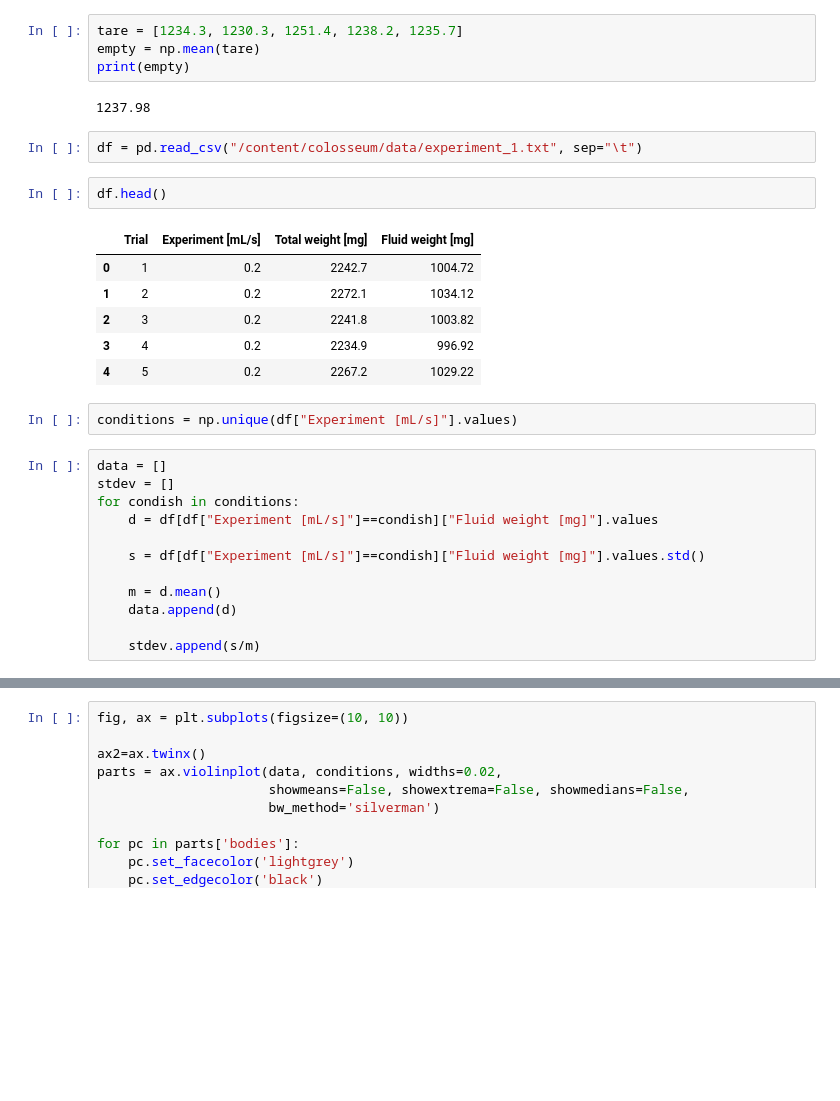
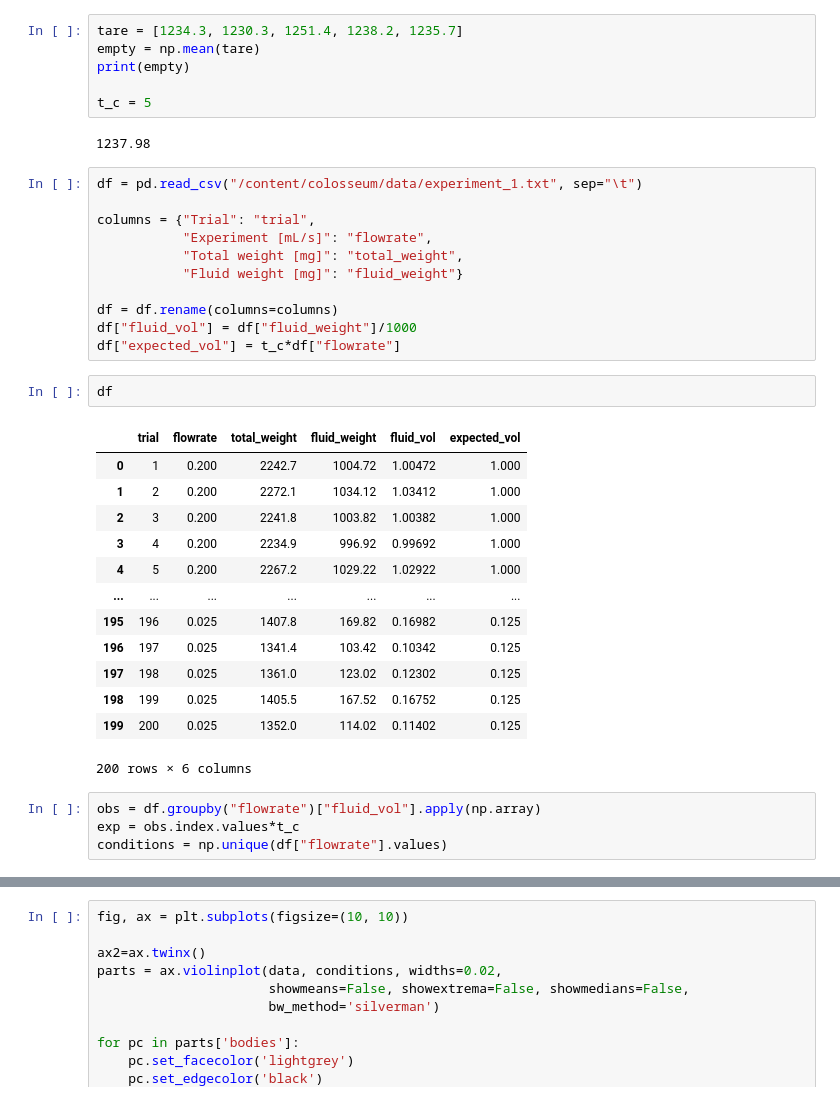
Before and after one commit to pachterlab/colosseum, a Jupyter notebook: analysis/figures.ipynb, the cells around one changed output, grey strips where cells are left out. Cells and saved outputs as stored; diff of their text form; blank space fills up the shorter version.

```diff
--- a/analysis/figures.ipynb
+++ b/analysis/figures.ipynb
@@ -32,30 +33,38 @@ plt.rcParams.update({'font.size': 20})
 tare = [1234.3, 1230.3, 1251.4, 1238.2, 1235.7]
 empty = np.mean(tare)
 print(empty)
+
+t_c = 5
 # %% [output]
 1237.98
-# %%
-df = pd.read_csv("/content/colosseum/data/experiment_1.txt", sep="\t")
+# %%
+df = pd.read_csv("/content/colosseum/data/experiment_1.txt", sep="\t")
+
+columns = {"Trial": "trial",
+           "Experiment [mL/s]":	"flowrate",
+           "Total weight [mg]": "total_weight",
+           "Fluid weight [mg]":	"fluid_weight"}
+
+df = df.rename(columns=columns)
+df["fluid_vol"] = df["fluid_weight"]/1000
+df["expected_vol"] = t_c*df["flowrate"]
 # %%
-df.head()
+df
 # %% [output]
-|  | Trial | Experiment [mL/s] | Total weight [mg] | Fluid weight [mg] |
-| 0 | 1 | 0.2 | 2242.7 | 1004.72 |
-| 1 | 2 | 0.2 | 2272.1 | 1034.12 |
-| 2 | 3 | 0.2 | 2241.8 | 1003.82 |
-| 3 | 4 | 0.2 | 2234.9 | 996.92 |
-| 4 | 5 | 0.2 | 2267.2 | 1029.22 |
+|  | trial | flowrate | total_weight | fluid_weight | fluid_vol | expected_vol |
+| 0 | 1 | 0.200 | 2242.7 | 1004.72 | 1.00472 | 1.000 |
+| 1 | 2 | 0.200 | 2272.1 | 1034.12 | 1.03412 | 1.000 |
+| 2 | 3 | 0.200 | 2241.8 | 1003.82 | 1.00382 | 1.000 |
+| 3 | 4 | 0.200 | 2234.9 | 996.92 | 0.99692 | 1.000 |
+| 4 | 5 | 0.200 | 2267.2 | 1029.22 | 1.02922 | 1.000 |
+| ... | ... | ... | ... | ... | ... | ... |
+| 195 | 196 | 0.025 | 1407.8 | 169.82 | 0.16982 | 0.125 |
+| 196 | 197 | 0.025 | 1341.4 | 103.42 | 0.10342 | 0.125 |
+| 197 | 198 | 0.025 | 1361.0 | 123.02 | 0.12302 | 0.125 |
+| 198 | 199 | 0.025 | 1405.5 | 167.52 | 0.16752 | 0.125 |
+| 199 | 200 | 0.025 | 1352.0 | 114.02 | 0.11402 | 0.125 |
+200 rows × 6 columns
-# %%
-conditions = np.unique(df["Experiment [mL/s]"].values)
-# %%
-data = []
-stdev = []
-for condish in conditions:
-    d = df[df["Experiment [mL/s]"]==condish]["Fluid weight [mg]"].values
-
-    s = df[df["Experiment [mL/s]"]==condish]["Fluid weight [mg]"].values.std()
-
-    m = d.mean()
-    data.append(d)
-
-    stdev.append(s/m)
+# %%
+obs = df.groupby("flowrate")["fluid_vol"].apply(np.array)
+exp = obs.index.values*t_c
+conditions = np.unique(df["flowrate"].values)
```
Also changed, not shown: parts of 15 cells of this notebook.
